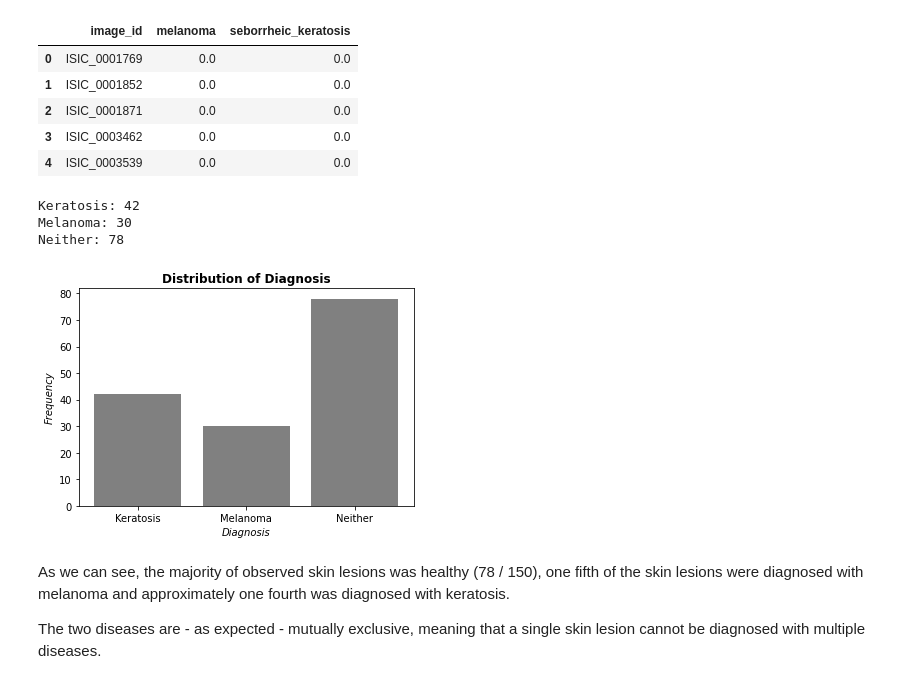
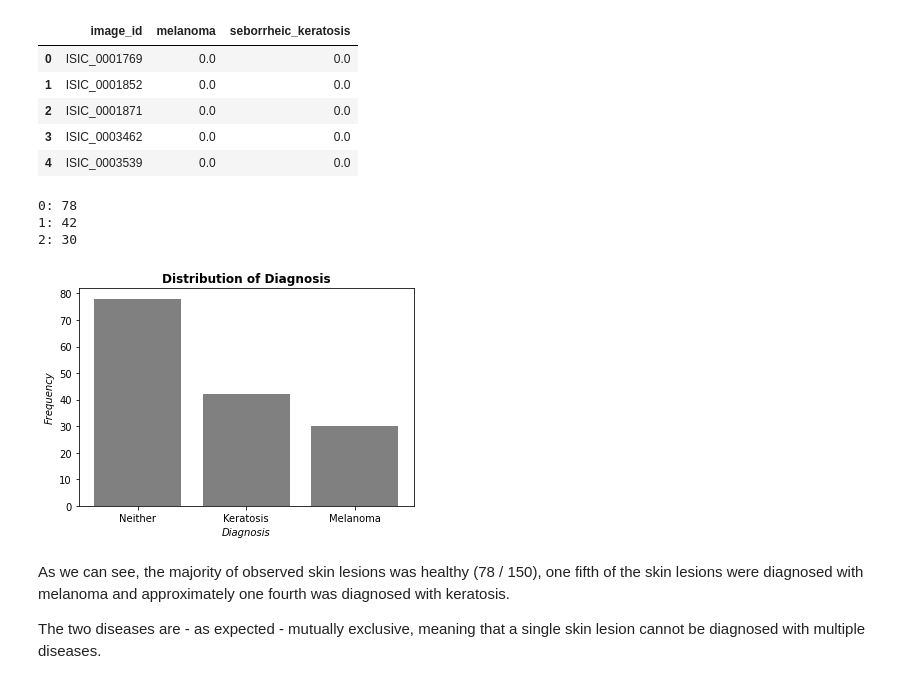
Before and after one commit to mikasenghaas/skin-lesion-detection, a Jupyter notebook: notebooks/project3.ipynb, the cells around one changed output. Cells and saved outputs as stored; diff of their text form; code cells hidden in the pictures.

```diff
--- a/notebooks/project3.ipynb
+++ b/notebooks/project3.ipynb
@@ -112,6 +92,9 @@ Since this project makes heavy use of functions to achieve maximal efficiency, a
 ---
 To enhance the readibilty, as well as to decrease the maintenance effort, it is useful for bigger projects to define contants that need to be accessed globally throughout the whole notebook in advance.
 The following cell contains all of those global constants. By convention, we write them in caps (https://www.python.org/dev/peps/pep-0008/#constants)
+# %%
+PREPROCESS = False
+COMPUTE_FEATURES = False
 # %%
 # path lookup dictionary to store the relative paths from the directory containing the jupyter notebooks to important directories in the project
 PATH = {}
@@ -124,6 +107,9 @@ PATH['data']['external'] = "../data/external/"
 PATH['images'] = 'images/'
 PATH['masks'] = 'masks/'
 PATH['filtered_images'] = 'filtered_images/'
+PATH['dummy_images']= 'dummy_images/'
+PATH['dummy_images_masks'] = 'dummy_images_masks/'
+PATH['processed_dummy_images']= "processed_dummy_images/"
 
 PATH['reports'] = "../reports/"
 
@@ -136,6 +122,8 @@ FILENAME['features'] = 'features.csv'
 FILENAME['images'] = sorted([image[:-4] for image in os.listdir(PATH['data']['raw'] + PATH['images']) if not re.match('.*super.*', image)])
 FILENAME['superpixels'] = sorted([image for image in os.listdir(PATH['data']['raw'] + PATH['images']) if re.match('.*super.*', image)])
 FILENAME['masks'] = sorted([mask[:-4] for mask in os.listdir(PATH['data']['raw'] + PATH['masks'])])
+FILENAME['dummy_images'] = sorted([image[:-4] for image in os.listdir(PATH['data']['external'] + PATH['dummy_images'])])
+FILENAME['dummy_images_masks'] = sorted([image[:-4] for image in os.listdir(PATH['data']['external'] + PATH['dummy_images_masks'])])
 
 # defining three dictionaries to store data. each dictionary will reference several pandas dataframes
 DATA = {}
@@ -287,21 +288,22 @@ for i in range(DATA['diagnosis'].shape[0]):
 # %%
 # distribution of diagnosis
 
 diagnosis, counts = np.unique(DATA['diagnosis']['diagnosis'], return_counts=True)
 
 for x in range(len(diagnosis)):
-    print(f"{diagnosis[x].capitalize()}: {counts[x]}")
+    print(f"{diagnosis[x]}: {counts[x]}")
 
 # plot
 fig,ax = plt.subplots()
-ax.bar([d.capitalize() for d in diagnosis], counts, color='gray')
+ax.bar(diagnosis, counts, color='gray')
 # maybe add text with numeric count
 ax.set_title('Distribution of Diagnosis', fontweight='bold'); ax.set_xlabel('Diagnosis', fontstyle='italic'); ax.set_ylabel('Frequency', fontstyle='italic');
+ax.set_xticks(diagnosis); ax.set_xticklabels(['Neither', 'Keratosis', 'Melanoma']);
 # %% [output]
-Keratosis: 42
-Melanoma: 30
-Neither: 78
+0: 78
+1: 42
+2: 30
-[figure, old version]
+[figure, new version]
 # %% [markdown]
 As we can see, the majority of observed skin lesions was healthy (78 / 150), one fifth of the skin lesions were diagnosed with melanoma and approximately one fourth was diagnosed with keratosis.
 
```
Also changed, not shown: parts of 52 cells of this notebook, 25 other files.
